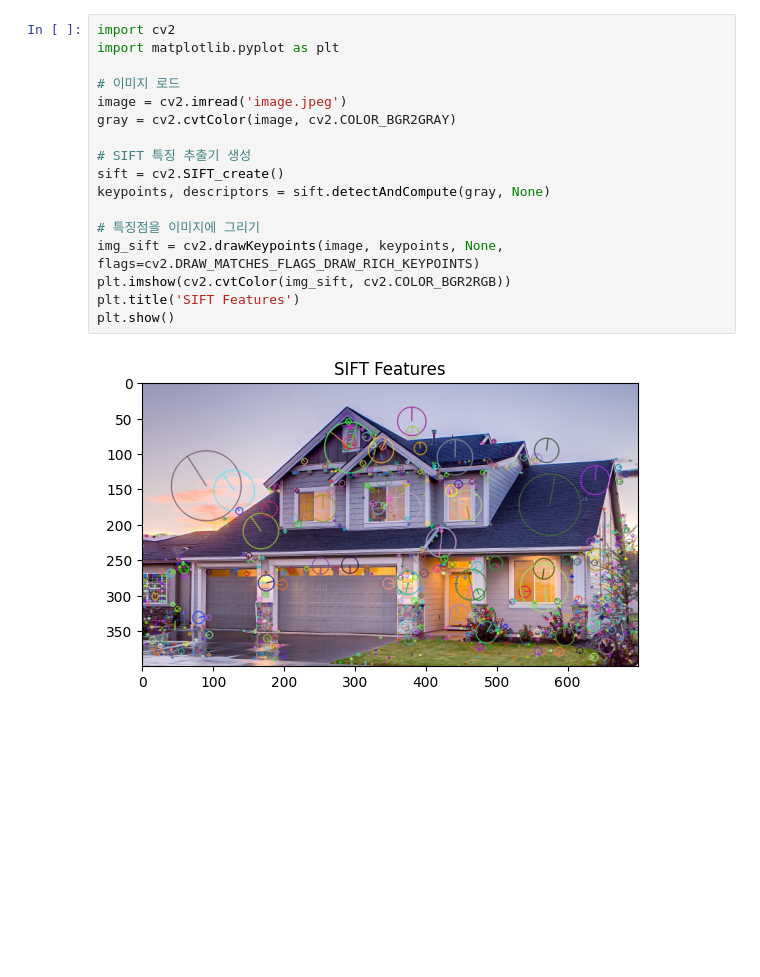
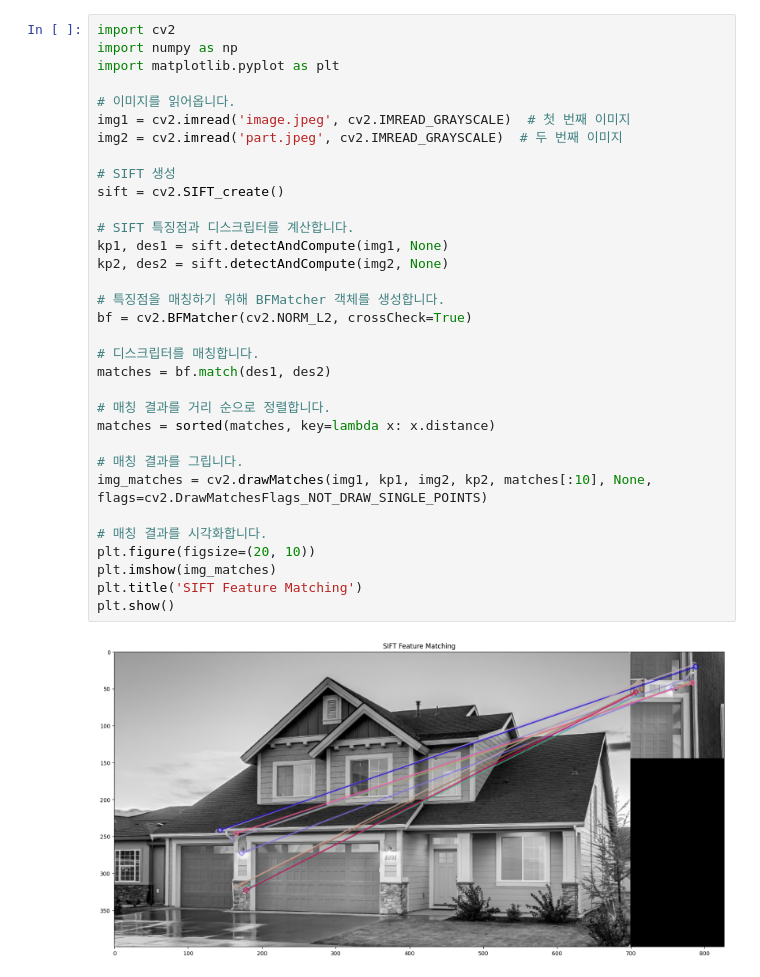
Before and after one commit to MarlinSiraegi/Machine-Learning, a Jupyter notebook: ImageFeature/SIFT.ipynb, the cells around one changed output. Drawn from its saved outputs; the diff is of its cells as text; blank space fills up the shorter version.

```diff
--- a/ImageFeature/SIFT.ipynb
+++ b/ImageFeature/SIFT.ipynb
@@ -1,19 +1,35 @@
-# %%
-import cv2
-import matplotlib.pyplot as plt
-
-# 이미지 로드
-image = cv2.imread('image.jpeg')
-gray = cv2.cvtColor(image, cv2.COLOR_BGR2GRAY)
-
-# SIFT 특징 추출기 생성
-sift = cv2.SIFT_create()
-keypoints, descriptors = sift.detectAndCompute(gray, None)
-
-# 특징점을 이미지에 그리기
-img_sift = cv2.drawKeypoints(image, keypoints, None, flags=cv2.DRAW_MATCHES_FLAGS_DRAW_RICH_KEYPOINTS)
-plt.imshow(cv2.cvtColor(img_sift, cv2.COLOR_BGR2RGB))
-plt.title('SIFT Features')
-plt.show()
-# %% [output]
-[figure, removed]
+# %%
+import cv2
+import numpy as np
+import matplotlib.pyplot as plt
+
+# 이미지를 읽어옵니다.
+img1 = cv2.imread('image.jpeg', cv2.IMREAD_GRAYSCALE)  # 첫 번째 이미지
+img2 = cv2.imread('part.jpeg', cv2.IMREAD_GRAYSCALE)  # 두 번째 이미지
+
+# SIFT 생성
+sift = cv2.SIFT_create()
+
+# SIFT 특징점과 디스크립터를 계산합니다.
+kp1, des1 = sift.detectAndCompute(img1, None)
+kp2, des2 = sift.detectAndCompute(img2, None)
+
+# 특징점을 매칭하기 위해 BFMatcher 객체를 생성합니다.
+bf = cv2.BFMatcher(cv2.NORM_L2, crossCheck=True)
+
+# 디스크립터를 매칭합니다.
+matches = bf.match(des1, des2)
+
+# 매칭 결과를 거리 순으로 정렬합니다.
+matches = sorted(matches, key=lambda x: x.distance)
+
+# 매칭 결과를 그립니다.
+img_matches = cv2.drawMatches(img1, kp1, img2, kp2, matches[:10], None, flags=cv2.DrawMatchesFlags_NOT_DRAW_SINGLE_POINTS)
+
+# 매칭 결과를 시각화합니다.
+plt.figure(figsize=(20, 10))
+plt.imshow(img_matches)
+plt.title('SIFT Feature Matching')
+plt.show()
+# %% [output]
+[figure, added]
```
Also changed, not shown: 1 other file.
